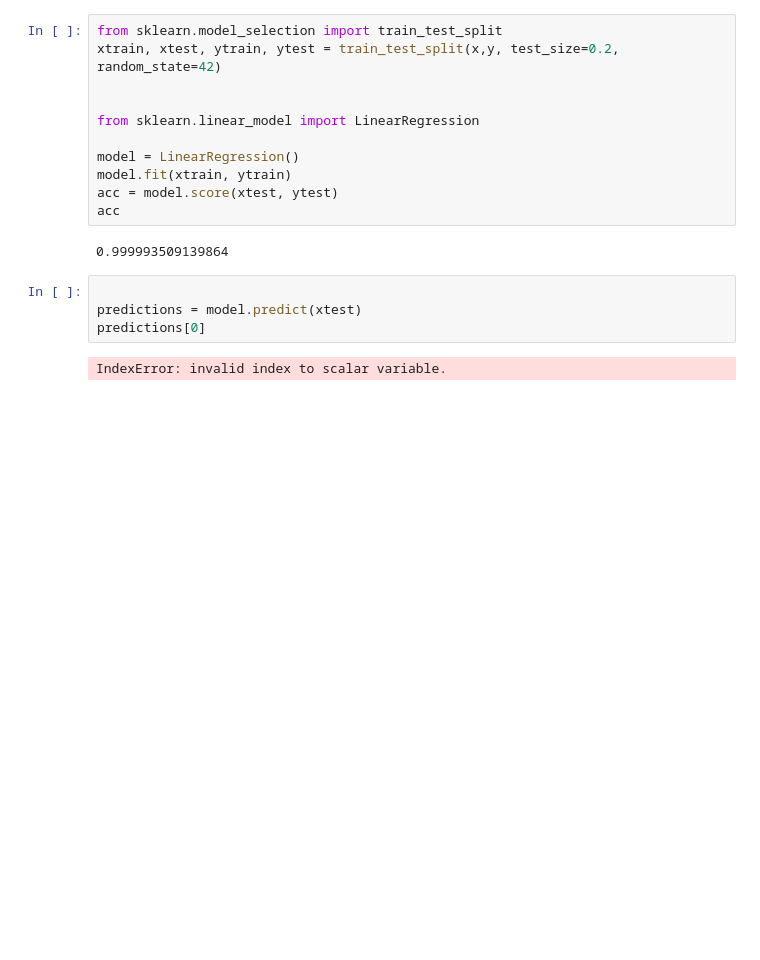
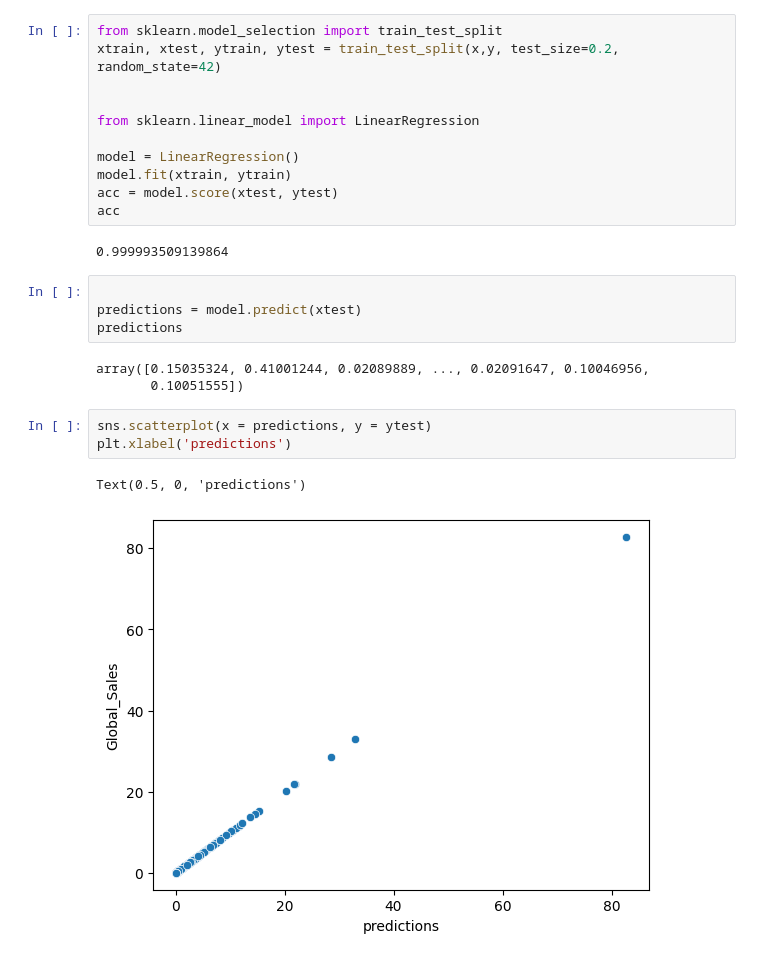
Before and after one commit to kaliraotaran/VideoGameSalesPrediction, a Jupyter notebook: main.ipynb, the cells around one changed output. Drawn from its saved outputs; the diff is of its cells as text; blank space fills up the shorter version.

```diff
--- a/main.ipynb
+++ b/main.ipynb
@@ -79,6 +79,13 @@ acc
 # %%
 
 predictions = model.predict(xtest)
-predictions[0]
+predictions
 # %% [output]
-IndexError: invalid index to scalar variable.
+array([0.15035324, 0.41001244, 0.02089889, ..., 0.02091647, 0.10046956,
+       0.10051555])
+# %%
+sns.scatterplot(x = predictions, y = ytest)
+plt.xlabel('predictions')
+# %% [output]
+Text(0.5, 0, 'predictions')
+[figure, added]
```
Also changed, not shown: parts of 1 cell of this notebook.
